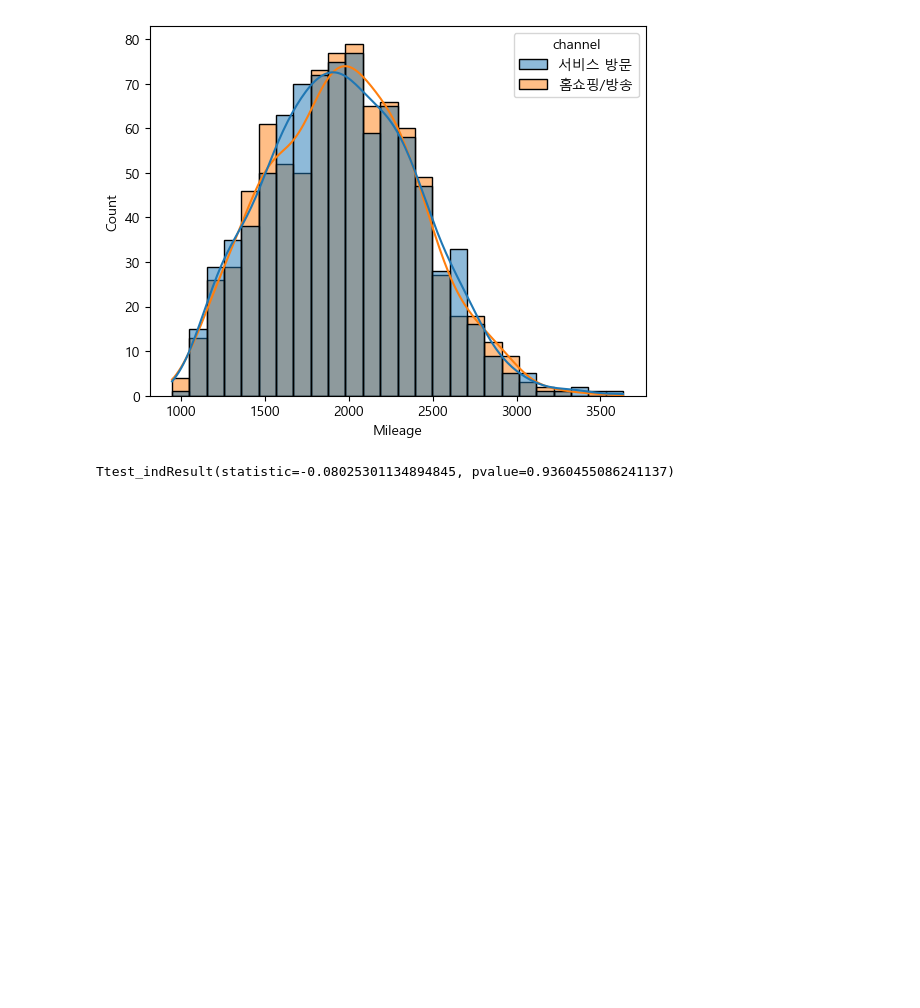
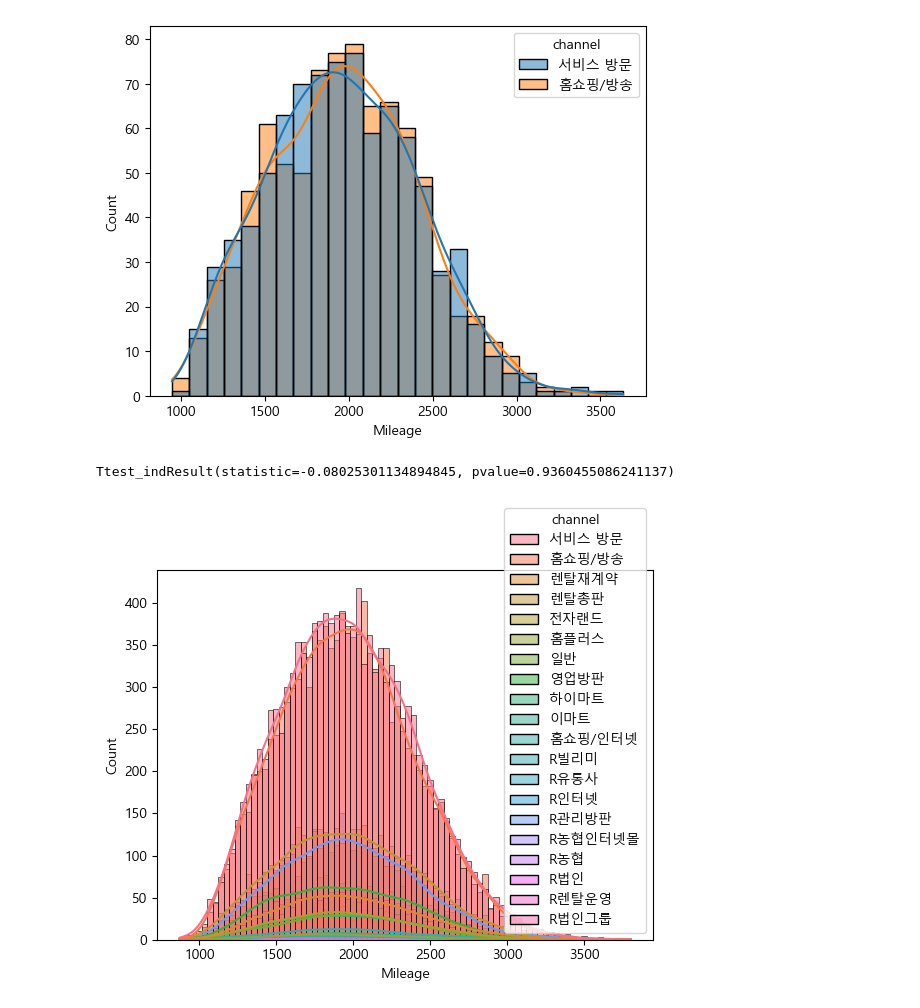
Before and after one commit to AKAVespaET3/study_data_analytics, a Jupyter notebook: codes/CDA/TypeOfContractChannel_CDA_mixed_Normal.ipynb, the cells around one changed output. Drawn from its saved outputs; the diff is of its cells as text; code cells hidden in the pictures; blank space fills up the shorter version.

```diff
--- a/codes/CDA/TypeOfContractChannel_CDA_mixed_Normal.ipynb
+++ b/codes/CDA/TypeOfContractChannel_CDA_mixed_Normal.ipynb
@@ -99,0 +102,5 @@ Ttest_indResult(statistic=-0.08025301134894845, pvalue=0.9360455086241137)
+# %%
+sns.histplot(data=df_TOCC, x='Mileage',kde=True, hue='channel') # X= 연속형
+plt.show()
+# %% [output]
+[figure, added]
```
Also changed, not shown: parts of 14 cells of this notebook, 1 other file.
